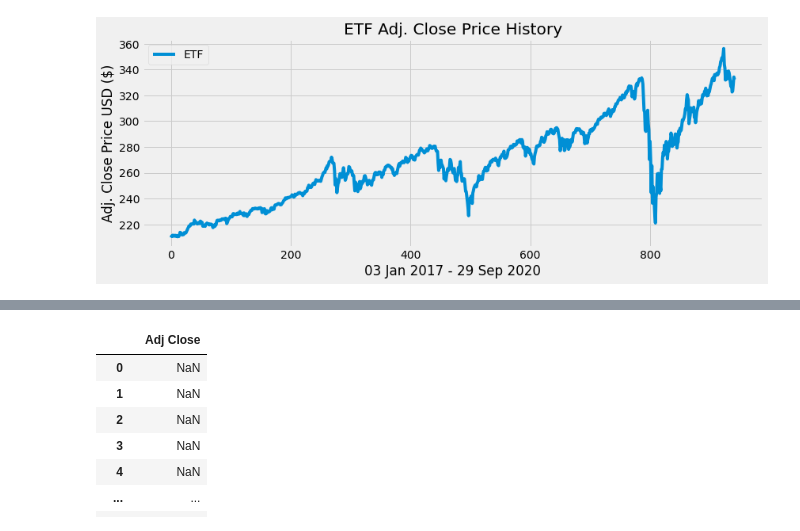
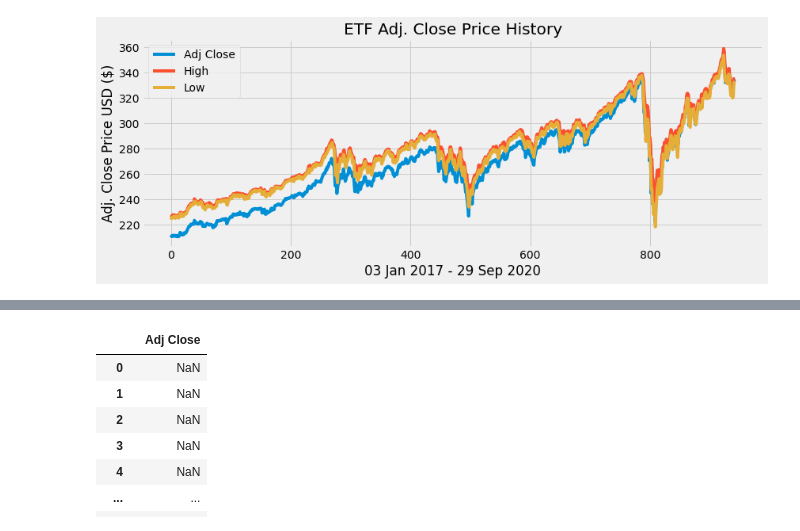
Before and after one commit to Vincent-SS/sig-worldwide-traders, a Jupyter notebook: etf_dual_mving_avg_algothon.ipynb, the cells around one changed output, grey strips where cells are left out. Cells and saved outputs as stored; diff of their text form; code cells hidden in the pictures.

```diff
--- a/etf_dual_mving_avg_algothon.ipynb
+++ b/etf_dual_mving_avg_algothon.ipynb
@@ -16,11 +31,13 @@ ETF = pd.read_csv(url)
 # %%
 # Visualize the data
 plt.figure(figsize=(12.5, 4.5))
-plt.plot(ETF['Adj Close'], label = 'ETF')
+plt.plot(ETF['Adj Close'], label = 'Adj Close')
+plt.plot(ETF['High'], label = 'High')
+plt.plot(ETF['Low'], label = 'Low')
 plt.title('ETF Adj. Close Price History')
 plt.xlabel('03 Jan 2017 - 29 Sep 2020')
 plt.ylabel('Adj. Close Price USD ($)')
 plt.legend(loc='upper left')
 plt.show()
 # %% [output]
-[figure, old version]
+[figure, new version]
```
Also changed, not shown: parts of 4 cells of this notebook.
